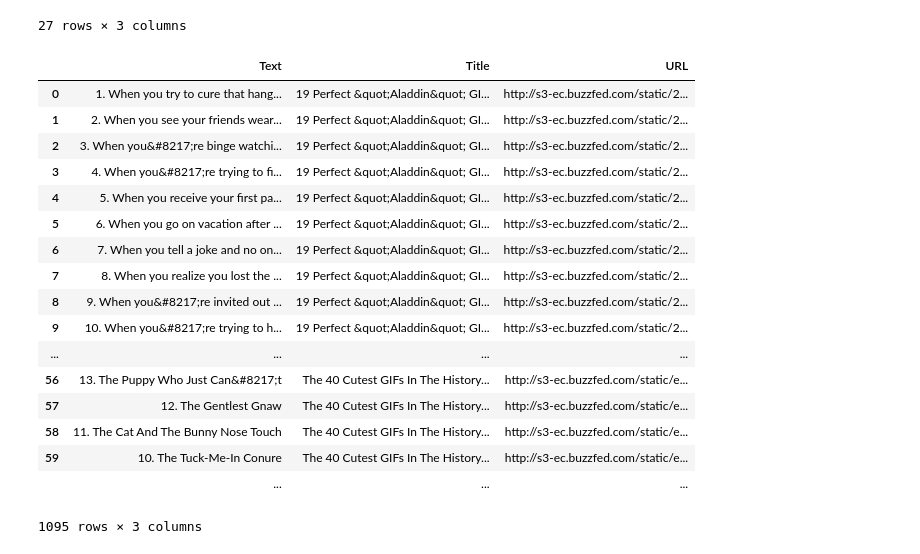
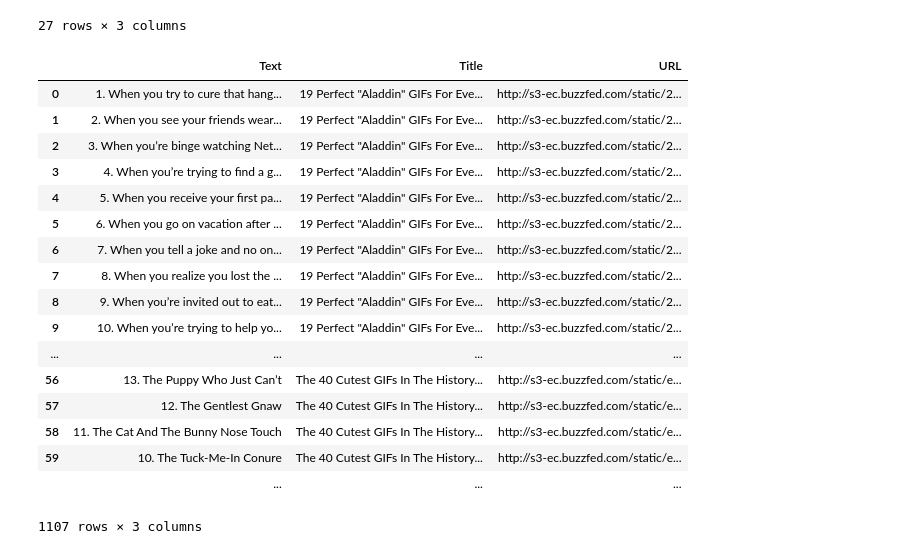
Before and after one commit to vedtopkar/LOLNLP, a Jupyter notebook: gifscraping.ipynb, the cells around one changed output. Drawn from its saved outputs; the diff is of its cells as text; code cells hidden in the pictures.

```diff
--- a/gifscraping.ipynb
+++ b/gifscraping.ipynb
@@ -2,6 +2,8 @@
 import urllib2
 from BeautifulSoup import BeautifulSoup
 import pandas as pd
+from HTMLParser import HTMLParser
+parser = HTMLParser()
 # %%
 # Simple example of scraping a single page for gifs
 
@@ -50,8 +52,9 @@ pd.DataFrame(dfs)
 27 rows × 3 columns
 # %%
 # function that takes in a url and appends URL, Text, and Page Title to a list of dictionaries
-dfs = []
+
 def scrapepage(url):
+    dfs = []
     page = urllib2.urlopen(url).read()
     soup = BeautifulSoup(page)
     soup.prettify()
@@ -65,12 +68,13 @@ def scrapepage(url):
                 img = img[:-12] + ".gif"
                 imgs.append(img)
     for tag in soup.findAll('h2'):
-        text = ''.join(tag.findAll(text=True))
+        text = parser.unescape(''.join(tag.findAll(text=True)))
         texts.append(text)
     for tag in soup.findAll('title'):
-        title = ''.join(tag.findAll(text=True))
+        title = parser.unescape(''.join(tag.findAll(text=True)))
     for i in xrange(min(len(imgs),len(texts))):
         dfs.append({'URL' : imgs[i], 'Text' : texts[i], 'Title' : title})
+    return dfs
 # %%
 # Make sure the function works
 
@@ -98,34 +102,35 @@ pd.DataFrame(dfs)
 # %%
 # Scrape gifs from each page
 
 urlfile = open('data/buzzfeed_gif_links.txt','r')
 pages = {}
 for line in urlfile:
     line = 'http://www.buzzfeed.com/' + line.replace('\n','')
     if not(line in pages):
         pages[line] = 1
 
-dfs = []
+gifs = []
 for page in pages:
-    scrapepage(page)
-pd.DataFrame(dfs)
+    gifs.append(scrapepage(page))
+bf = [item for sublist in gifs for item in sublist]
+pd.DataFrame(bf)
 # %% [output]
 |  | Text | Title | URL |
-| 0 | 1. When you try to cure that hang... | 19 Perfect &quot;Aladdin&quot; GI... | http://s3-ec.buzzfed.com/static/2... |
-| 1 | 2. When you see your friends wear... | 19 Perfect &quot;Aladdin&quot; GI... | http://s3-ec.buzzfed.com/static/2... |
-| 2 | 3. When you&#8217;re binge watchi... | 19 Perfect &quot;Aladdin&quot; GI... | http://s3-ec.buzzfed.com/static/2... |
-| 3 | 4. When you&#8217;re trying to fi... | 19 Perfect &quot;Aladdin&quot; GI... | http://s3-ec.buzzfed.com/static/2... |
-| 4 | 5. When you receive your first pa... | 19 Perfect &quot;Aladdin&quot; GI... | http://s3-ec.buzzfed.com/static/2... |
-| 5 | 6. When you go on vacation after ... | 19 Perfect &quot;Aladdin&quot; GI... | http://s3-ec.buzzfed.com/static/2... |
-| 6 | 7. When you tell a joke and no on... | 19 Perfect &quot;Aladdin&quot; GI... | http://s3-ec.buzzfed.com/static/2... |
-| 7 | 8. When you realize you lost the ... | 19 Perfect &quot;Aladdin&quot; GI... | http://s3-ec.buzzfed.com/static/2... |
-| 8 | 9. When you&#8217;re invited out ... | 19 Perfect &quot;Aladdin&quot; GI... | http://s3-ec.buzzfed.com/static/2... |
-| 9 | 10. When you&#8217;re trying to h... | 19 Perfect &quot;Aladdin&quot; GI... | http://s3-ec.buzzfed.com/static/2... |
+| 0 | 1. When you try to cure that hang... | 19 Perfect "Aladdin" GIFs For Eve... | http://s3-ec.buzzfed.com/static/2... |
+| 1 | 2. When you see your friends wear... | 19 Perfect "Aladdin" GIFs For Eve... | http://s3-ec.buzzfed.com/static/2... |
+| 2 | 3. When you’re binge watching Net... | 19 Perfect "Aladdin" GIFs For Eve... | http://s3-ec.buzzfed.com/static/2... |
+| 3 | 4. When you’re trying to find a g... | 19 Perfect "Aladdin" GIFs For Eve... | http://s3-ec.buzzfed.com/static/2... |
+| 4 | 5. When you receive your first pa... | 19 Perfect "Aladdin" GIFs For Eve... | http://s3-ec.buzzfed.com/static/2... |
+| 5 | 6. When you go on vacation after ... | 19 Perfect "Aladdin" GIFs For Eve... | http://s3-ec.buzzfed.com/static/2... |
+| 6 | 7. When you tell a joke and no on... | 19 Perfect "Aladdin" GIFs For Eve... | http://s3-ec.buzzfed.com/static/2... |
+| 7 | 8. When you realize you lost the ... | 19 Perfect "Aladdin" GIFs For Eve... | http://s3-ec.buzzfed.com/static/2... |
+| 8 | 9. When you’re invited out to eat... | 19 Perfect "Aladdin" GIFs For Eve... | http://s3-ec.buzzfed.com/static/2... |
+| 9 | 10. When you’re trying to help yo... | 19 Perfect "Aladdin" GIFs For Eve... | http://s3-ec.buzzfed.com/static/2... |
 | ... | ... | ... | ... |
-| 56 | 13. The Puppy Who Just Can&#8217;t | The 40 Cutest GIFs In The History... | http://s3-ec.buzzfed.com/static/e... |
+| 56 | 13. The Puppy Who Just Can’t | The 40 Cutest GIFs In The History... | http://s3-ec.buzzfed.com/static/e... |
 | 57 | 12. The Gentlest Gnaw | The 40 Cutest GIFs In The History... | http://s3-ec.buzzfed.com/static/e... |
 | 58 | 11. The Cat And The Bunny Nose Touch | The 40 Cutest GIFs In The History... | http://s3-ec.buzzfed.com/static/e... |
 | 59 | 10. The Tuck-Me-In Conure | The 40 Cutest GIFs In The History... | http://s3-ec.buzzfed.com/static/e... |
 |  | ... | ... | ... |
-1095 rows × 3 columns
+1107 rows × 3 columns
 # %%
```
Also changed, not shown: parts of 3 cells of this notebook, 1 other file.
